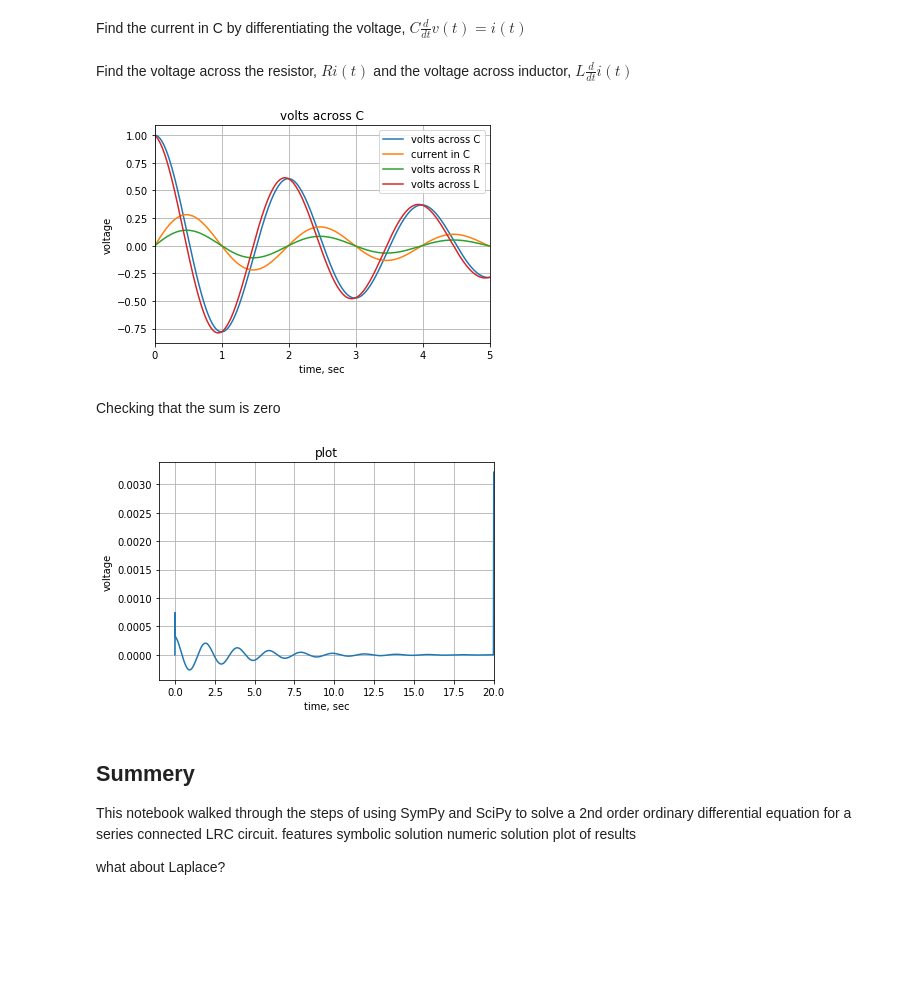
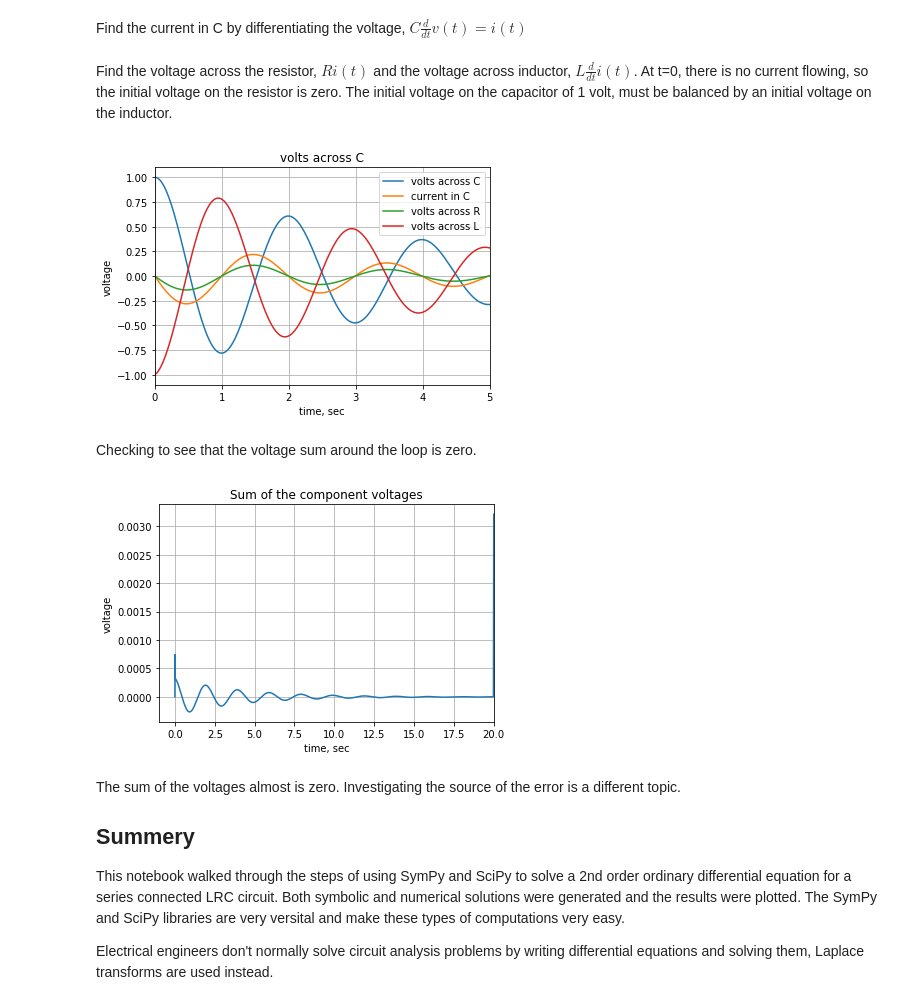
Before and after one commit to Tiburonboy/EE_jupyter_notebooks, a Jupyter notebook: Source free series circuit/Source free series circuit.ipynb, the cells around one changed output. Cells and saved outputs as stored; diff of their text form; code cells hidden in the pictures; blank space fills up the shorter version.

```diff
--- a/Source free series circuit/Source free series circuit.ipynb
+++ b/Source free series circuit/Source free series circuit.ipynb
@@ -484,14 +448,14 @@ func_C_voltage = lambdify(t, C_voltage.subs(const).subs(ele_values).args[1])
 Find the current in C by differentiating the voltage, $C\frac{d}{dt}v(t)=i(t)$
 # %%
 x = np.linspace(0, 20, 2000, endpoint=True)
-current_in_C = ele_values[C]*np.gradient(-np.real(func_C_voltage(x)),x[1])
-current_in_C[0] = 0 #
+current_in_C = ele_values[C]*np.gradient(np.real(func_C_voltage(x)),x[1])
+current_in_C[0] = 0 # set the current in the capacitor to 0 at t=0
 # %% [markdown]
-Find the voltage across the resistor, $Ri(t)$ and the voltage across inductor, $L\frac{d}{dt}i(t)$
+Find the voltage across the resistor, $Ri(t)$ and the voltage across inductor, $L\frac{d}{dt}i(t)$. At t=0, there is no current flowing, so the initial voltage on the resistor is zero. The initial voltage on the capacitor of 1 volt, must be balanced by an initial voltage on the inductor.
 # %%
 R_voltage = ele_values[R]*current_in_C
 L_voltage = ele_values[L]*np.gradient(current_in_C,x[1])
-L_voltage[0] = 1
+L_voltage[0] = -1 # set the voltage on the inductor at t=0
 # %%
 plt.title('volts across C')
 
@@ -510,30 +474,29 @@ plt.legend()
 plt.grid()
 plt.show()
 # %% [output]
-[figure, old version]
+[figure, new version]
 # %% [markdown]
-Checking that the sum is zero
+Checking to see that the voltage sum around the loop is zero.
 # %%
-plt.title('plot')
+plt.title('Sum of the component voltages')
 
-plt.plot(x, np.real(func_C_voltage(x)) - (R_voltage + L_voltage))
+plt.plot(x, np.real(func_C_voltage(x)) + R_voltage + L_voltage)
 
 plt.ylabel('voltage')
 plt.xlabel('time, sec')
 #plt.ylim((-3,3))
 plt.xlim((-1,20))
 #plt.yticks(np.arange(-2.5, 3, .5))
 #plt.xticks(np.arange(0, 20+1, 2.0))
 #plt.legend()
 plt.grid()
 plt.show()
 # %% [output]
-[figure, old version]
+[figure, new version]
-# %% [markdown]
-## Summery
-This notebook walked through the steps of using SymPy and SciPy to solve a 2nd order ordinary differential equation for a series connected LRC circuit.
-features symbolic solution
-numeric solution
-plot of results
-
-what about Laplace?
+# %% [markdown]
+The sum of the voltages almost is zero. Investigating the source of the error is a different topic.
+
+## Summery
+This notebook walked through the steps of using SymPy and SciPy to solve a 2nd order ordinary differential equation for a series connected LRC circuit. Both symbolic and numerical solutions were generated and the results were plotted. The SymPy and SciPy libraries are very versital and make these types of computations very easy.
+
+Electrical engineers don't normally solve circuit analysis problems by writing differential equations and solving them, Laplace transforms are used instead.
```
Also changed, not shown: parts of 35 cells of this notebook.
